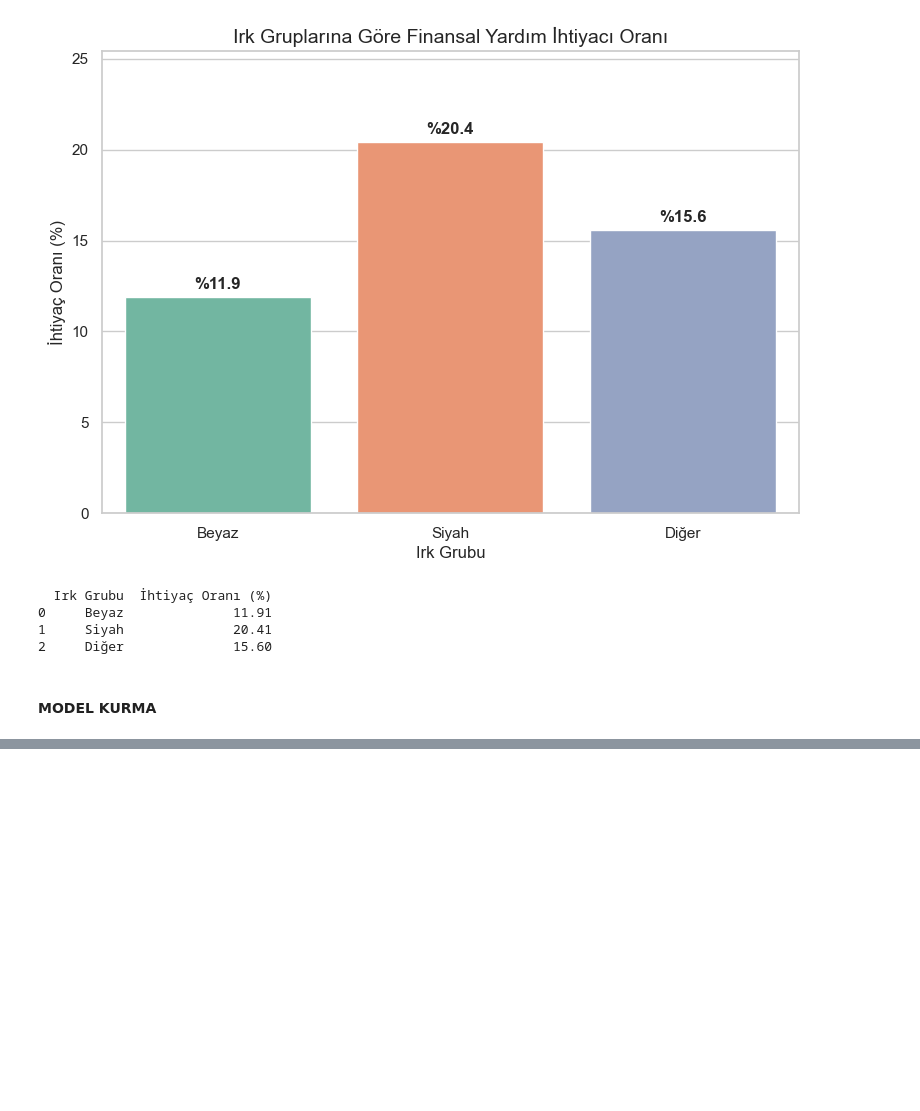
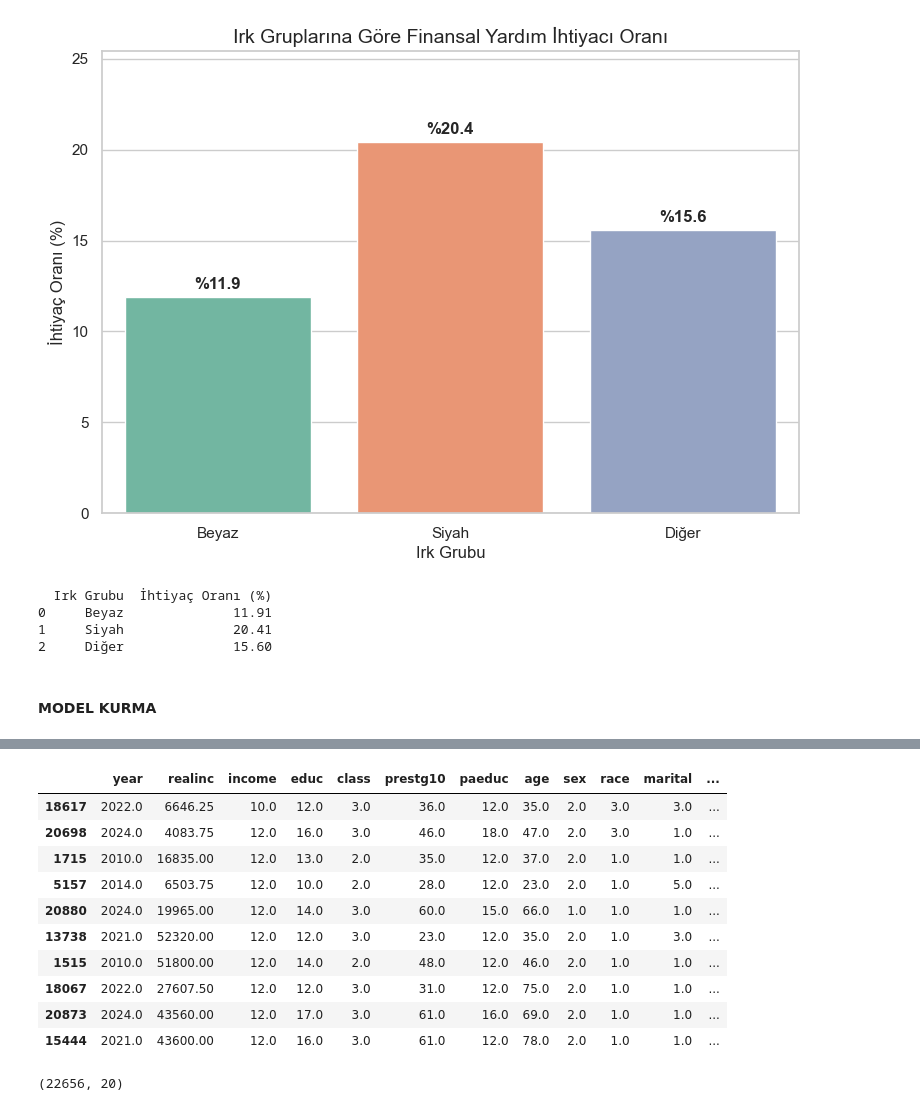
Before and after one commit to betultgumus/ybst-veri-bilimi, a Jupyter notebook: gss/notebooks/ihtiyac_modeli.ipynb, the cells around one changed output, grey strips where cells are left out. Cells and saved outputs as stored; diff of their text form; code cells hidden in the pictures; blank space fills up the shorter version.

```diff
--- a/gss/notebooks/ihtiyac_modeli.ipynb
+++ b/gss/notebooks/ihtiyac_modeli.ipynb
@@ -272,0 +272,43 @@ print(df_ranking)
+# %%
+from sklearn.model_selection import train_test_split
+from sklearn.impute import SimpleImputer
+from sklearn.ensemble import RandomForestClassifier
+from sklearn.metrics import balanced_accuracy_score
+
+# 1. Veri Hazırlığı
+df = pd.read_csv('../data/processed/temiz_veri.csv')
+
+# %55'i boş olan 'trust' ve sızıntı yapan 'health', 'happy' sütunlarını atıyoruz
+X = df.drop(columns=['trust', 'natfare', 'health', 'happy'])
+y = (df['natfare'] == 1).astype(int)
+
+# 2. Eksik Veri Doldurma (Imputation)
+# Logistic ve RF'in hata almaması için tüm X tablosunu dolduruyoruz
+imputer = SimpleImputer(strategy='median')
+X_imputed = pd.DataFrame(imputer.fit_transform(X), columns=X.columns)
+
+# 3. Özellik Mühendisliği (DOLDURULMUŞ VERİ ÜZERİNDEN)
+# Boşluklar dolduğu için bu değişken artık %100 performansla çalışacak
+X_imputed['inc_per_child'] = X_imputed['realinc'] / (X_imputed['childs'] + 1)
+
+# 4. Eğitim ve Test Ayrımı
+X_train, X_test, y_train, y_test = train_test_split(
+    X_imputed, y, test_size=0.20, random_state=42, stratify=y
+)
+
+# 5. Final Model (Random Forest)
+model = RandomForestClassifier(
+    n_estimators=300,
+    max_depth=10, # Biraz daha derinlik ekledik
+    class_weight='balanced_subsample',
+    random_state=42
+)
+model.fit(X_train, y_train)
+
+# 6. Dinamik Eşik Araması ve Final Skor
+y_probs = model.predict_proba(X_test)[:, 1]
+# Senin verine en uygun olan 0.44 eşiğiyle test ediyoruz
+final_score = balanced_accuracy_score(y_test, (y_probs >= 0.44).astype(int))
+
+print(f"--- FİNAL BAŞARI RAPORU ---")
+print(f"Yeni Dengelenmiş Başarı Oranı: {final_score:.4f}")
@@ -272,0 +351,18 @@ print(df_ranking)
+# %%
+X_train.head(10)
+# %% [output]
+|  | year | realinc | income | educ | class | prestg10 | paeduc | age | sex | race | marital | ... |
+| 18617 | 2022.0 | 6646.25 | 10.0 | 12.0 | 3.0 | 36.0 | 12.0 | 35.0 | 2.0 | 3.0 | 3.0 | ... |
+| 20698 | 2024.0 | 4083.75 | 12.0 | 16.0 | 3.0 | 46.0 | 18.0 | 47.0 | 2.0 | 3.0 | 1.0 | ... |
+| 1715 | 2010.0 | 16835.00 | 12.0 | 13.0 | 2.0 | 35.0 | 12.0 | 37.0 | 2.0 | 1.0 | 1.0 | ... |
+| 5157 | 2014.0 | 6503.75 | 12.0 | 10.0 | 2.0 | 28.0 | 12.0 | 23.0 | 2.0 | 1.0 | 5.0 | ... |
+| 20880 | 2024.0 | 19965.00 | 12.0 | 14.0 | 3.0 | 60.0 | 15.0 | 66.0 | 1.0 | 1.0 | 1.0 | ... |
+| 13738 | 2021.0 | 52320.00 | 12.0 | 12.0 | 3.0 | 23.0 | 12.0 | 35.0 | 2.0 | 1.0 | 3.0 | ... |
+| 1515 | 2010.0 | 51800.00 | 12.0 | 14.0 | 2.0 | 48.0 | 12.0 | 46.0 | 2.0 | 1.0 | 1.0 | ... |
+| 18067 | 2022.0 | 27607.50 | 12.0 | 12.0 | 3.0 | 31.0 | 12.0 | 75.0 | 2.0 | 1.0 | 1.0 | ... |
+| 20873 | 2024.0 | 43560.00 | 12.0 | 17.0 | 3.0 | 61.0 | 16.0 | 69.0 | 2.0 | 1.0 | 1.0 | ... |
+| 15444 | 2021.0 | 43600.00 | 12.0 | 16.0 | 3.0 | 61.0 | 12.0 | 78.0 | 2.0 | 1.0 | 1.0 | ... |
+# %%
+df.shape
+# %% [output]
+(22656, 20)
```
Also changed, not shown: parts of 10 cells of this notebook, 2 other files.
